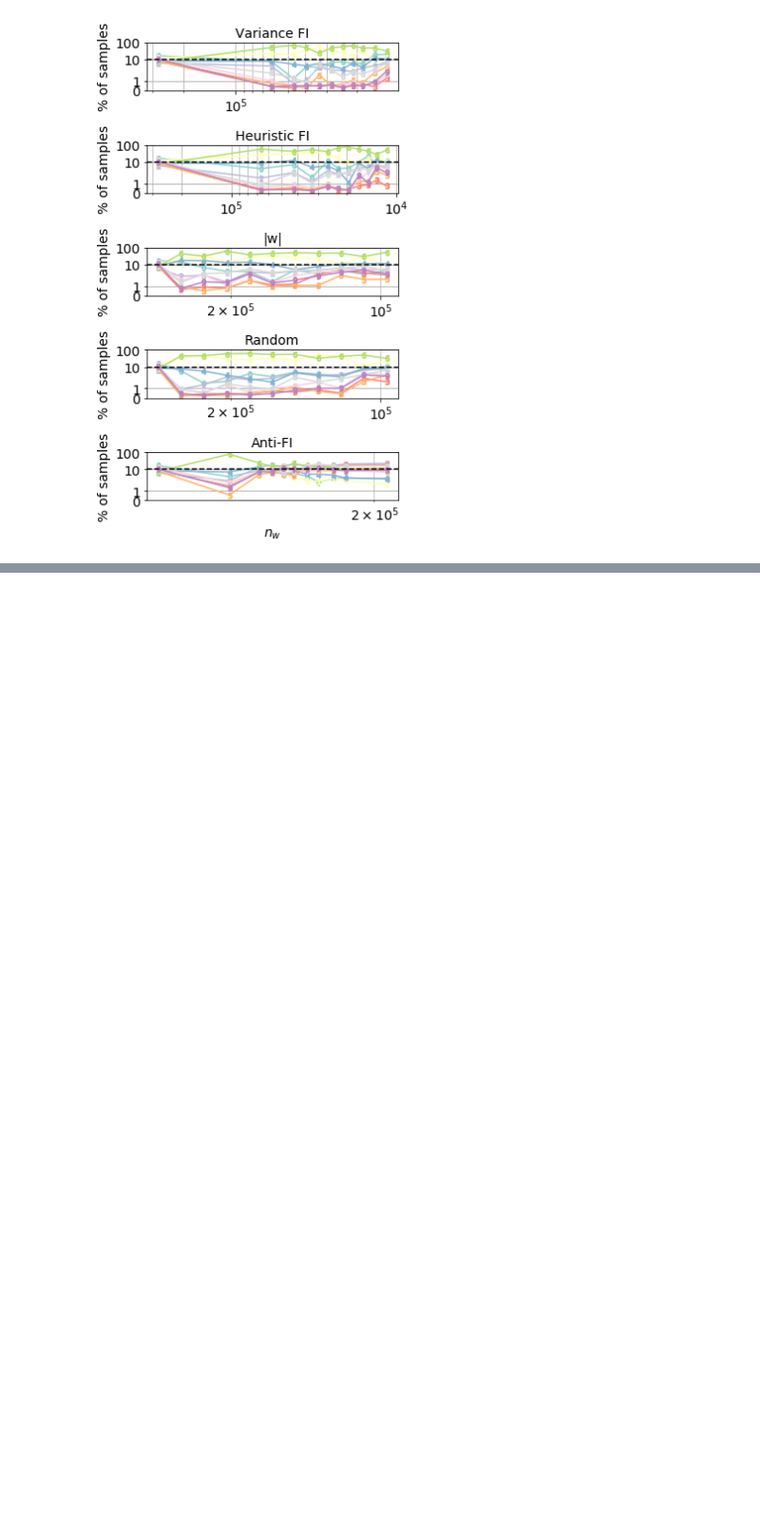
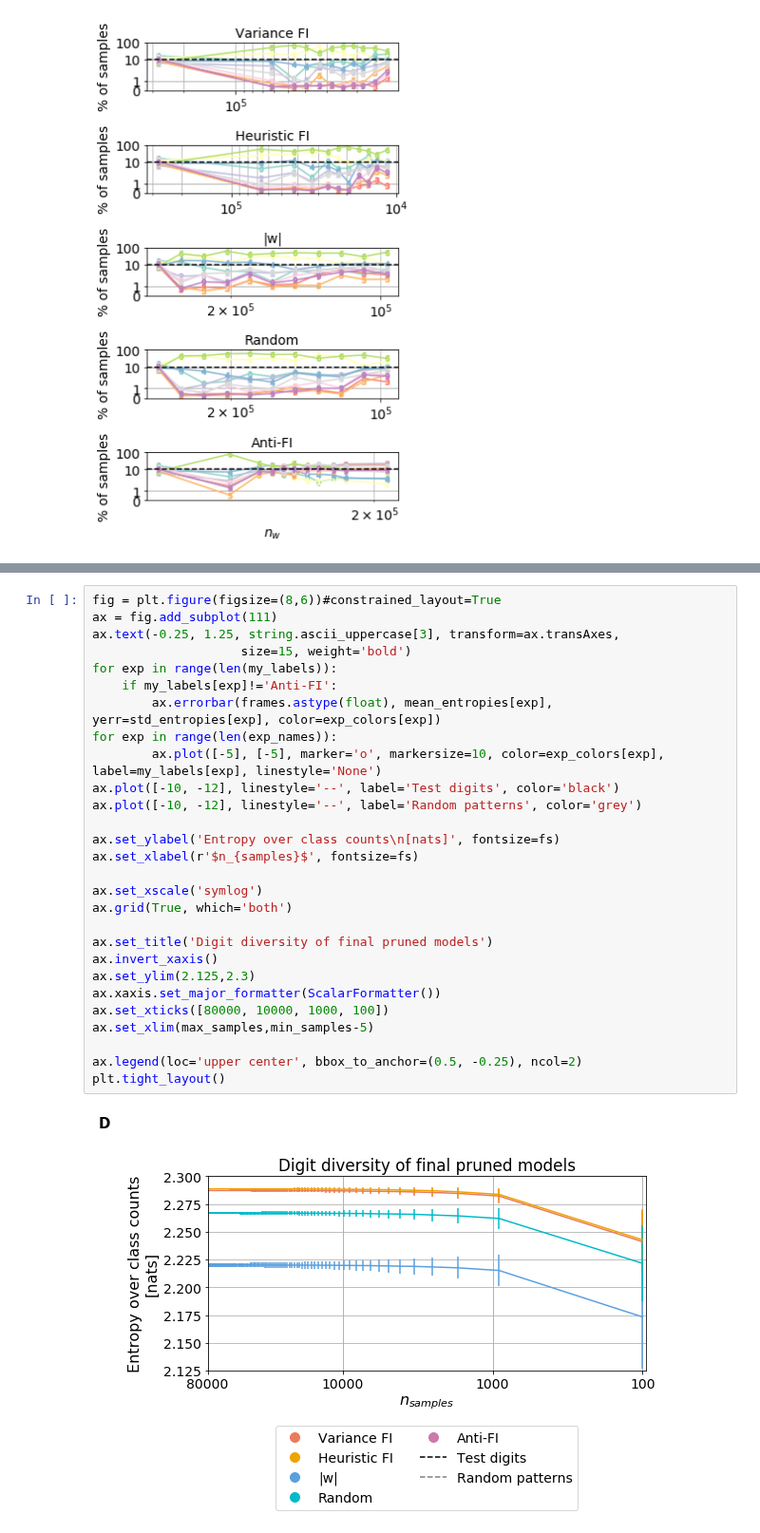
Before and after one commit to carolinscholl/boltzmann-machines, a Jupyter notebook: plotting/MNIST_DBM.ipynb, the cells around one changed output, grey strips where cells are left out. Shown at 95% size. Saved outputs shown, nothing was run; the diff lists cells and outputs as text; blank space fills up the shorter version.

```diff
--- a/plotting/MNIST_DBM.ipynb
+++ b/plotting/MNIST_DBM.ipynb
@@ -420,0 +471,30 @@ plt.show()
+# %%
+fig = plt.figure(figsize=(8,6))#constrained_layout=True
+ax = fig.add_subplot(111)
+ax.text(-0.25, 1.25, string.ascii_uppercase[3], transform=ax.transAxes,
+                    size=15, weight='bold')
+for exp in range(len(my_labels)):
+    if my_labels[exp]!='Anti-FI':
+        ax.errorbar(frames.astype(float), mean_entropies[exp], yerr=std_entropies[exp], color=exp_colors[exp])
+for exp in range(len(exp_names)):
+        ax.plot([-5], [-5], marker='o', markersize=10, color=exp_colors[exp], label=my_labels[exp], linestyle='None')
+ax.plot([-10, -12], linestyle='--', label='Test digits', color='black')
+ax.plot([-10, -12], linestyle='--', label='Random patterns', color='grey')
+
+ax.set_ylabel('Entropy over class counts\n[nats]', fontsize=fs)
+ax.set_xlabel(r'$n_{samples}$', fontsize=fs)
+
+ax.set_xscale('symlog')
+ax.grid(True, which='both')
+
+ax.set_title('Digit diversity of final pruned models')
+ax.invert_xaxis()
+ax.set_ylim(2.125,2.3)
+ax.xaxis.set_major_formatter(ScalarFormatter())
+ax.set_xticks([80000, 10000, 1000, 100])
+ax.set_xlim(max_samples,min_samples-5)
+
+ax.legend(loc='upper center', bbox_to_anchor=(0.5, -0.25), ncol=2)
+plt.tight_layout()
+# %% [output]
+[figure, added]
```
Also changed, not shown: parts of 13 cells of this notebook, 1 other file.
